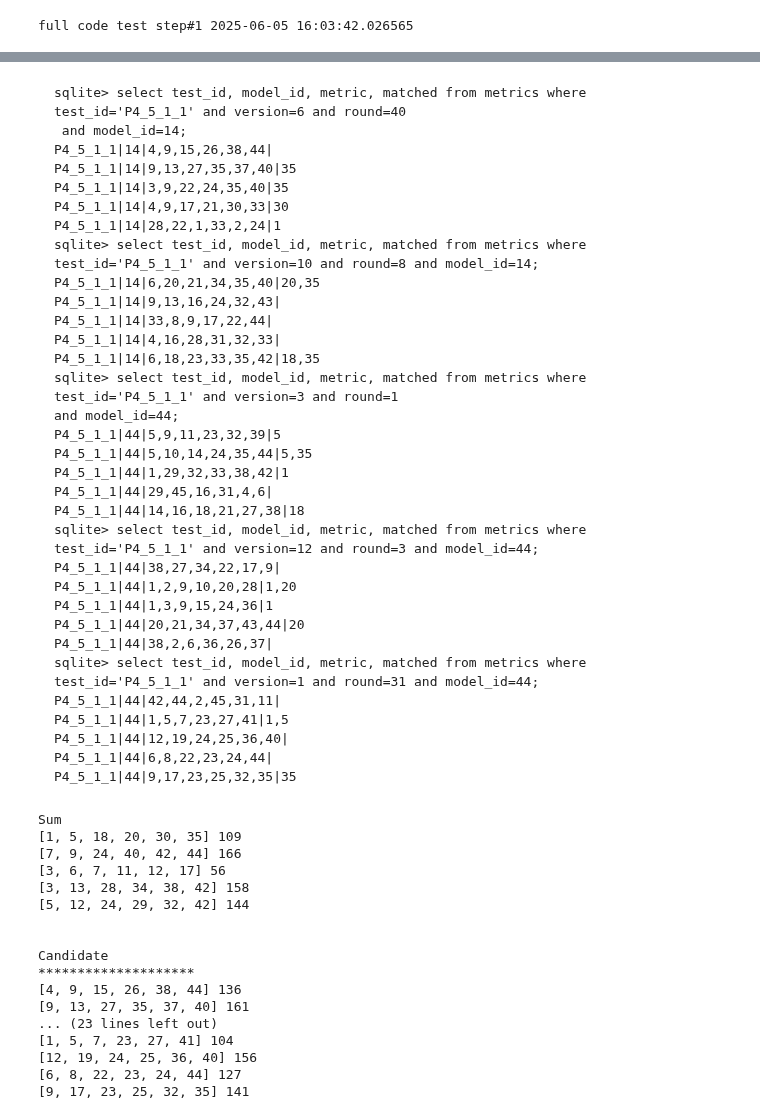
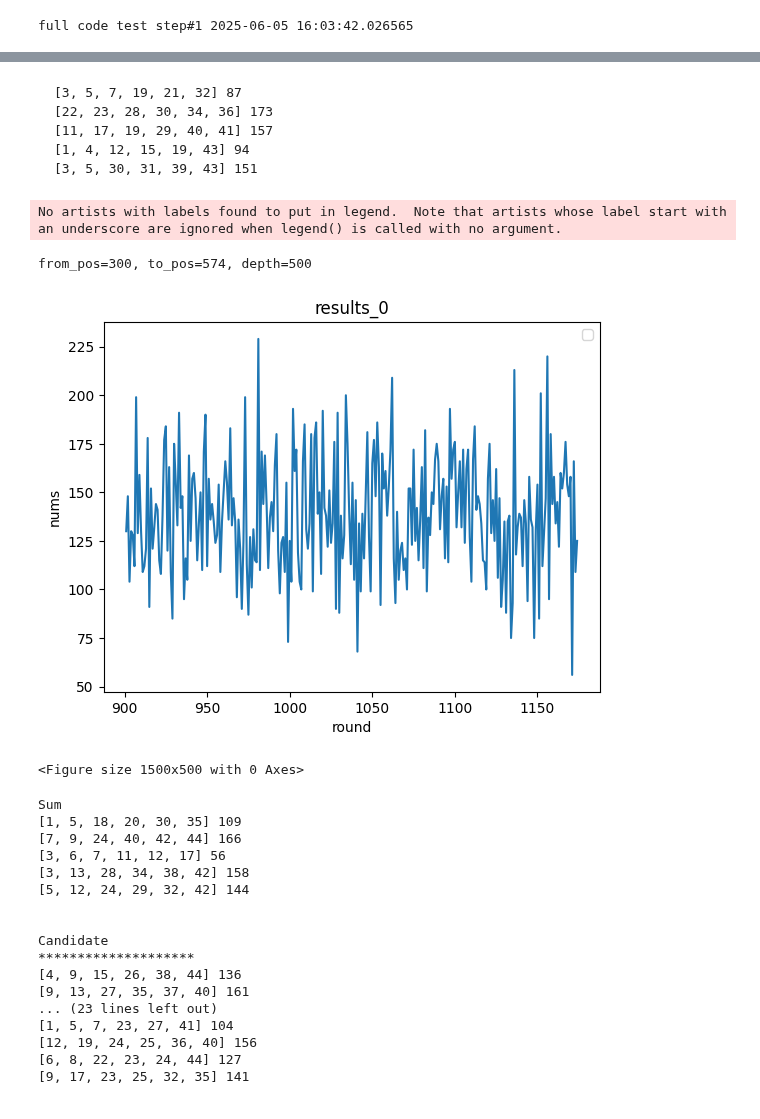
Before and after one commit to swhors/LSTM_Analyze, a Jupyter notebook: sqlite3_example_2.ipynb, the cells around one changed output, grey strips where cells are left out. Cells and saved outputs as stored; diff of their text form; code cells hidden in the pictures.

````diff
--- a/sqlite3_example_2.ipynb
+++ b/sqlite3_example_2.ipynb
@@ -274,38 +246,39 @@ from_pos=500, to_pos=574, depth=200
 # %% [markdown]
 ```
-sqlite> select test_id, model_id, metric, matched from metrics where test_id='P4_5_1_1' and version=6 and round=40
- and model_id=14;
-P4_5_1_1|14|4,9,15,26,38,44|
-P4_5_1_1|14|9,13,27,35,37,40|35
-P4_5_1_1|14|3,9,22,24,35,40|35
-P4_5_1_1|14|4,9,17,21,30,33|30
-P4_5_1_1|14|28,22,1,33,2,24|1
-sqlite> select test_id, model_id, metric, matched from metrics where test_id='P4_5_1_1' and version=10 and round=8 and model_id=14;
-P4_5_1_1|14|6,20,21,34,35,40|20,35
-P4_5_1_1|14|9,13,16,24,32,43|
-P4_5_1_1|14|33,8,9,17,22,44|
-P4_5_1_1|14|4,16,28,31,32,33|
-P4_5_1_1|14|6,18,23,33,35,42|18,35
-sqlite> select test_id, model_id, metric, matched from metrics where test_id='P4_5_1_1' and version=3 and round=1
-and model_id=44;
-P4_5_1_1|44|5,9,11,23,32,39|5
-P4_5_1_1|44|5,10,14,24,35,44|5,35
-P4_5_1_1|44|1,29,32,33,38,42|1
-P4_5_1_1|44|29,45,16,31,4,6|
-P4_5_1_1|44|14,16,18,21,27,38|18
-sqlite> select test_id, model_id, metric, matched from metrics where test_id='P4_5_1_1' and version=12 and round=3 and model_id=44;
-P4_5_1_1|44|38,27,34,22,17,9|
-P4_5_1_1|44|1,2,9,10,20,28|1,20
-P4_5_1_1|44|1,3,9,15,24,36|1
-P4_5_1_1|44|20,21,34,37,43,44|20
-P4_5_1_1|44|38,2,6,36,26,37|
-sqlite> select test_id, model_id, metric, matched from metrics where test_id='P4_5_1_1' and version=1 and round=31 and model_id=44;
-P4_5_1_1|44|42,44,2,45,31,11|
-P4_5_1_1|44|1,5,7,23,27,41|1,5
-P4_5_1_1|44|12,19,24,25,36,40|
-P4_5_1_1|44|6,8,22,23,24,44|
-P4_5_1_1|44|9,17,23,25,32,35|35
+[3, 5, 7, 19, 21, 32] 87
+[22, 23, 28, 30, 34, 36] 173
+[11, 17, 19, 29, 40, 41] 157
+[1, 4, 12, 15, 19, 43] 94
+[3, 5, 30, 31, 39, 43] 151
 ```
+# %%
+rounds, sums = get_sums_of_metrics(results=results)
+
+from lib.graph_util import draw_data_graph_v2
+sum_depth = 500
+sum_from_pos = 300
+sum_to_pos = len(rounds) if len(rounds) < (sum_from_pos + sum_depth) else (sum_from_pos + sum_depth)
+print(f'from_pos={sum_from_pos}, to_pos={sum_to_pos}, depth={sum_depth}')
+
+colors = []
+x_data = rounds[sum_from_pos:sum_to_pos]
+y_datas = [sums[sum_from_pos:sum_to_pos]]
+draw_data_graph_v2(title="results_0",
+                   version=999,
+                   x_data=x_data,
+                   y_datas=y_datas,
+                   x_label="round",
+                   y_label="nums",
+                   colors=colors,
+                   height=5,
+                   width=15,
+                   show_label=False
+                  )
+# %% [output]
+No artists with labels found to put in legend.  Note that artists whose label start with an underscore are ignored when legend() is called with no argument.
+from_pos=300, to_pos=574, depth=500
+[figure, new version]
+<Figure size 1500x500 with 0 Axes>
 # %%
 new_ndata = [[
     [4,9,15,26,38,44],
````
Also changed, not shown: parts of 8 cells of this notebook, 8 other files.
